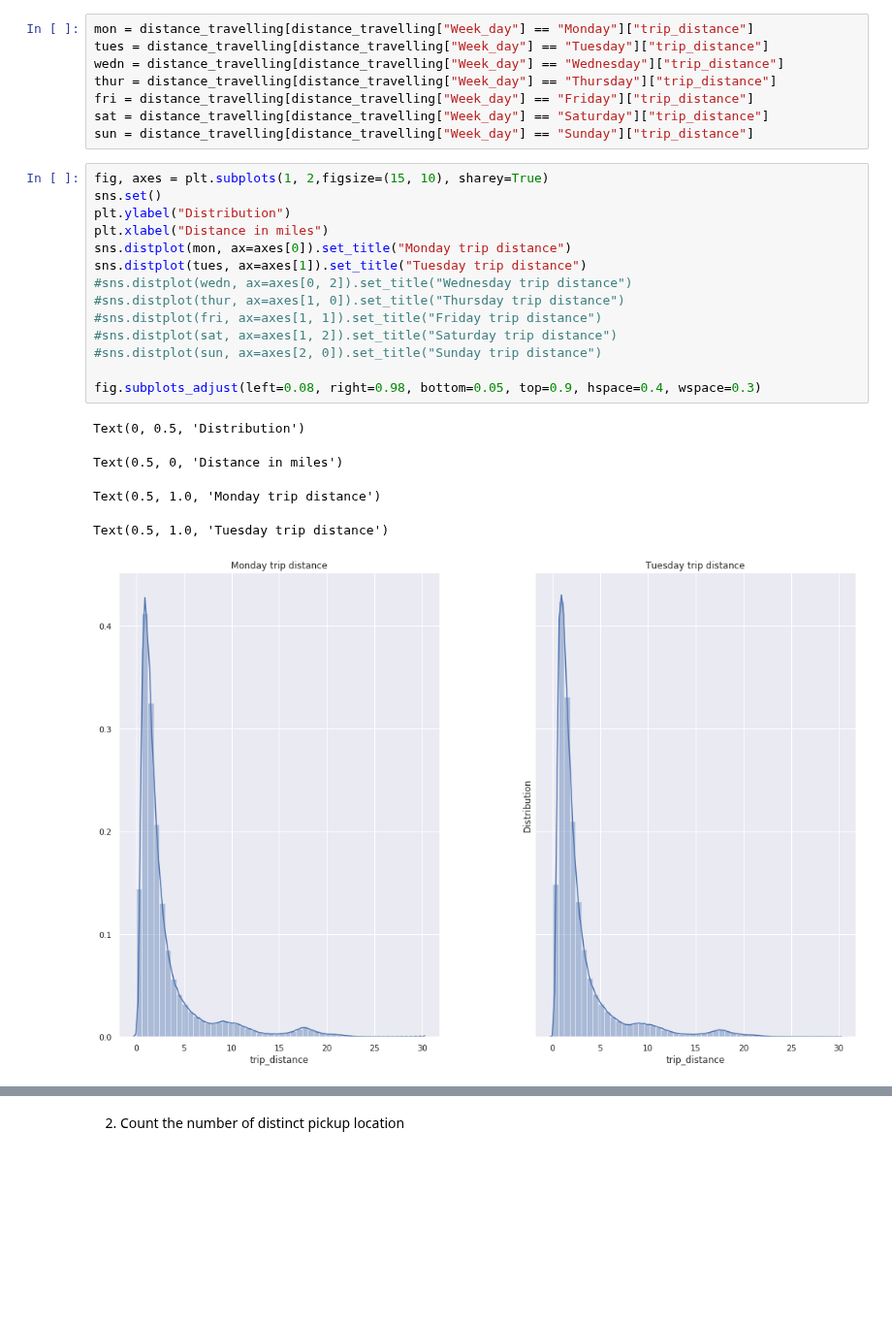
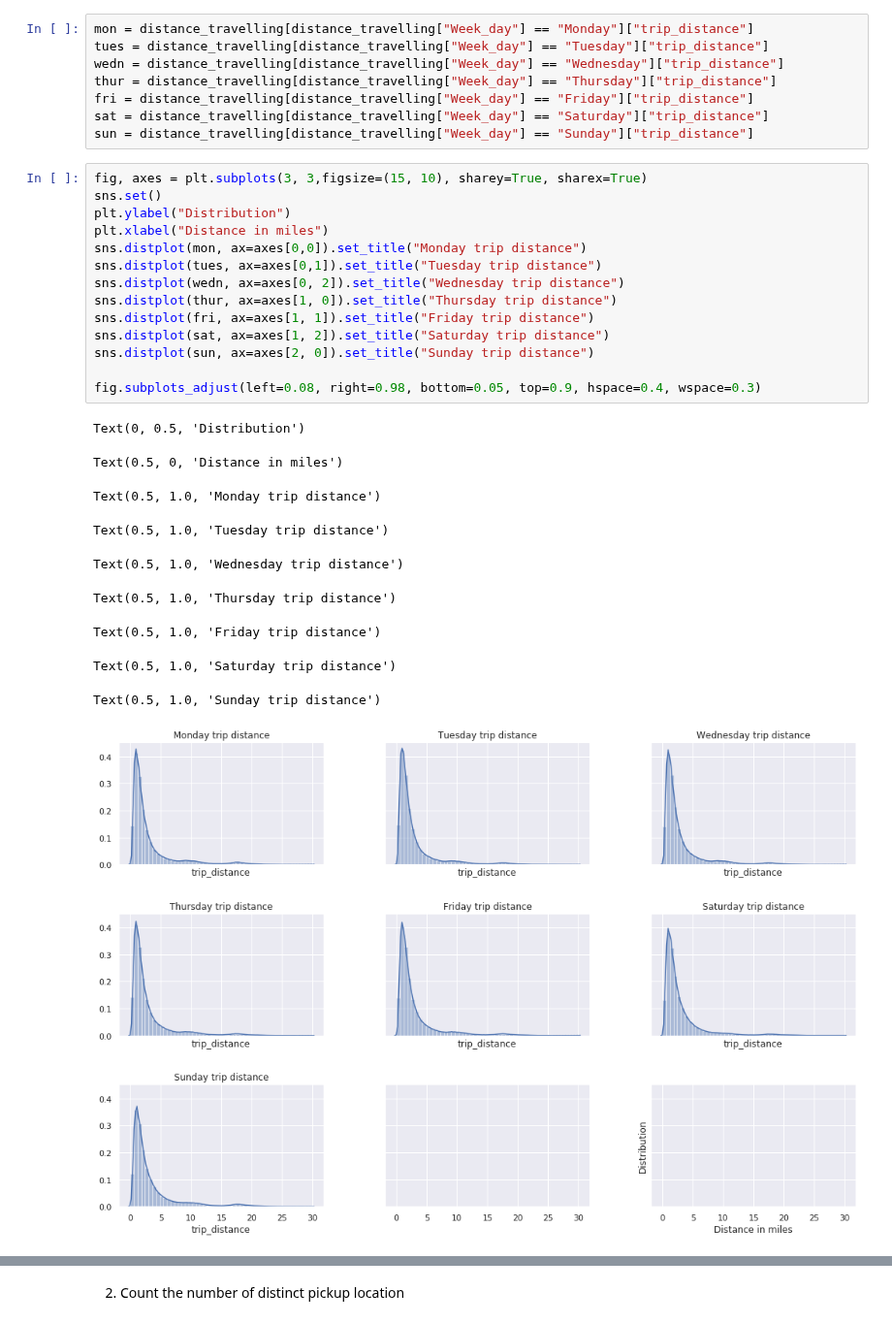
Before and after one commit to JLechuga94/BigData_1, a Jupyter notebook: homework03.ipynb, the cells around one changed output, grey strips where cells are left out. Shown at 97% size. Drawn from its saved outputs; the diff is of its cells as text; blank space fills up the shorter version.

```diff
--- a/homework03.ipynb
+++ b/homework03.ipynb
@@ -728,22 +666,27 @@ fri = distance_travelling[distance_travelling["Week_day"] == "Friday"]["trip_dis
 sat = distance_travelling[distance_travelling["Week_day"] == "Saturday"]["trip_distance"]
 sun = distance_travelling[distance_travelling["Week_day"] == "Sunday"]["trip_distance"]
 # %%
-fig, axes = plt.subplots(1, 2,figsize=(15, 10), sharey=True)
+fig, axes = plt.subplots(3, 3,figsize=(15, 10), sharey=True, sharex=True)
 sns.set()
 plt.ylabel("Distribution")
 plt.xlabel("Distance in miles")
-sns.distplot(mon, ax=axes[0]).set_title("Monday trip distance")
-sns.distplot(tues, ax=axes[1]).set_title("Tuesday trip distance")
-#sns.distplot(wedn, ax=axes[0, 2]).set_title("Wednesday trip distance")
-#sns.distplot(thur, ax=axes[1, 0]).set_title("Thursday trip distance")
-#sns.distplot(fri, ax=axes[1, 1]).set_title("Friday trip distance")
-#sns.distplot(sat, ax=axes[1, 2]).set_title("Saturday trip distance")
-#sns.distplot(sun, ax=axes[2, 0]).set_title("Sunday trip distance")
+sns.distplot(mon, ax=axes[0,0]).set_title("Monday trip distance")
+sns.distplot(tues, ax=axes[0,1]).set_title("Tuesday trip distance")
+sns.distplot(wedn, ax=axes[0, 2]).set_title("Wednesday trip distance")
+sns.distplot(thur, ax=axes[1, 0]).set_title("Thursday trip distance")
+sns.distplot(fri, ax=axes[1, 1]).set_title("Friday trip distance")
+sns.distplot(sat, ax=axes[1, 2]).set_title("Saturday trip distance")
+sns.distplot(sun, ax=axes[2, 0]).set_title("Sunday trip distance")
 
 fig.subplots_adjust(left=0.08, right=0.98, bottom=0.05, top=0.9, hspace=0.4, wspace=0.3)
 # %% [output]
 Text(0, 0.5, 'Distribution')
 Text(0.5, 0, 'Distance in miles')
 Text(0.5, 1.0, 'Monday trip distance')
 Text(0.5, 1.0, 'Tuesday trip distance')
+Text(0.5, 1.0, 'Wednesday trip distance')
+Text(0.5, 1.0, 'Thursday trip distance')
+Text(0.5, 1.0, 'Friday trip distance')
+Text(0.5, 1.0, 'Saturday trip distance')
+Text(0.5, 1.0, 'Sunday trip distance')
-[figure, old version]
+[figure, new version]
```
Also changed, not shown: parts of 36 cells of this notebook.
